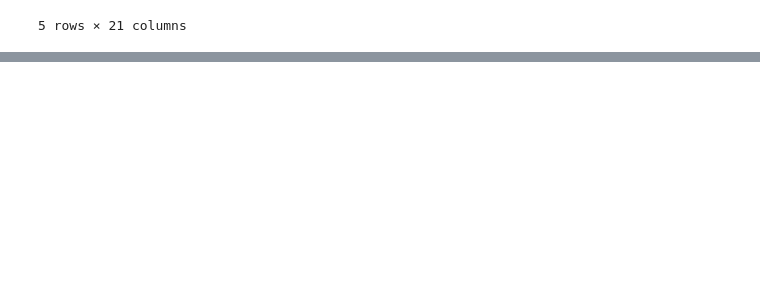
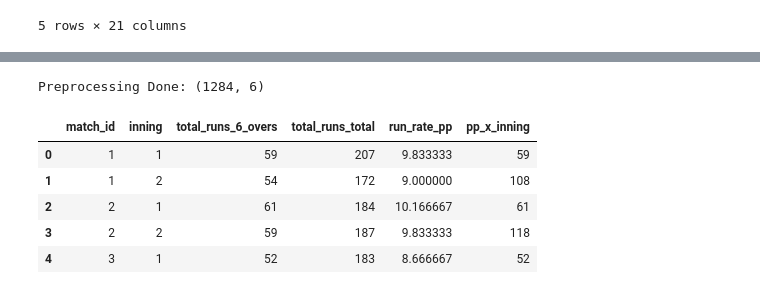
Before and after one commit to Jana1805/ML-Assignment, a Jupyter notebook: notebooks/linear_regression.ipynb, the cells around one changed output, grey strips where cells are left out. Cells and saved outputs as stored; diff of their text form; code cells hidden in the pictures; blank space fills up the shorter version.

```diff
--- a/notebooks/linear_regression.ipynb
+++ b/notebooks/linear_regression.ipynb
@@ -46,0 +29,9 @@ y = df['total_runs_total']
+# %%
+
+#Powerplay Runs
+
+pp_runs = df_deliveries[df_deliveries['over'] <= 6] \
+    .groupby(['match_id', 'inning'])['total_runs'] \
+    .sum().reset_index()
+
+pp_runs.head()
@@ -46,0 +78,17 @@ y = df['total_runs_total']
+# %%
+# Run rate
+df['run_rate_pp'] = df['total_runs_6_overs'] / 6
+
+# Interaction feature
+df['pp_x_inning'] = df['total_runs_6_overs'] * df['inning']
+
+print("Preprocessing Done:", df.shape)
+df.head()
+# %% [output]
+Preprocessing Done: (1284, 6)
+|  | match_id | inning | total_runs_6_overs | total_runs_total | run_rate_pp | pp_x_inning |
+| 0 | 1 | 1 | 59 | 207 | 9.833333 | 59 |
+| 1 | 1 | 2 | 54 | 172 | 9.000000 | 108 |
+| 2 | 2 | 1 | 61 | 184 | 10.166667 | 61 |
+| 3 | 2 | 2 | 59 | 187 | 9.833333 | 118 |
+| 4 | 3 | 1 | 52 | 183 | 8.666667 | 52 |
```
Also changed, not shown: parts of 17 cells of this notebook.
